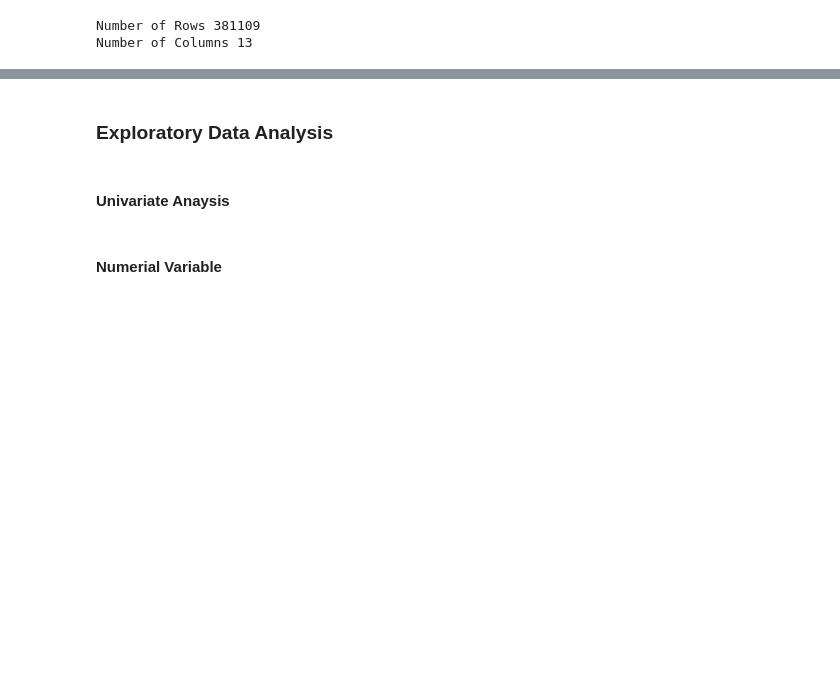
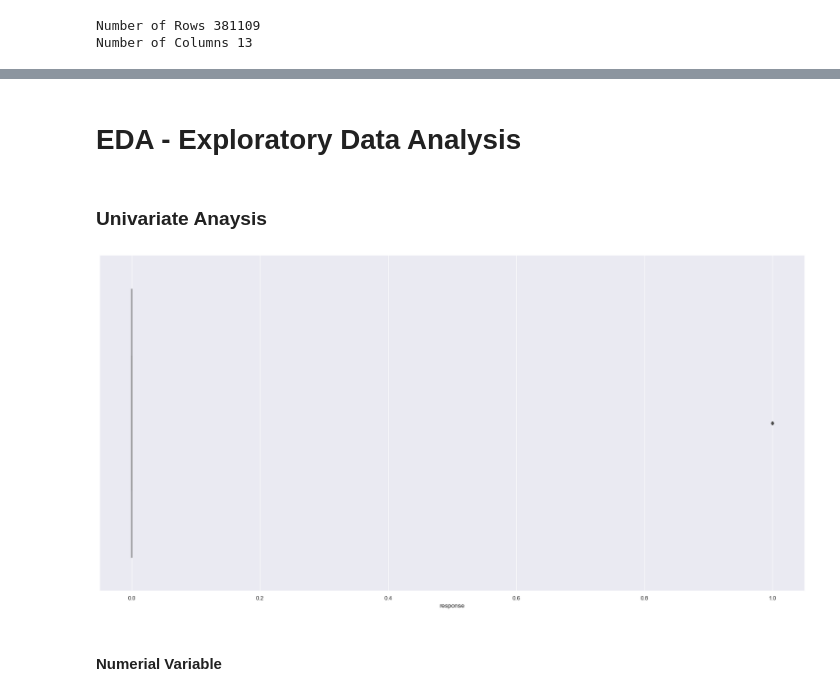
Before and after one commit to TalithaStella/Health_Insurence, a Jupyter notebook: PA004-HI.ipynb, the cells around one changed output, grey strips where cells are left out. Saved outputs shown, nothing was run; the diff lists cells and outputs as text; code cells hidden in the pictures; blank space fills up the shorter version.

```diff
--- a/PA004-HI.ipynb
+++ b/PA004-HI.ipynb
@@ -157,0 +242,3 @@ dtype: object
+# %%
+df2 = change_all(df1)
+df2test = change_all(df1test)
@@ -211,2 +299,0 @@ table_m
-# %%
-df2 = df1.copy()
@@ -224,6 +315,10 @@ df2 = df1.copy()
 # %% [markdown]
-### Exploratory Data Analysis
+# EDA - Exploratory Data Analysis
 # %% [markdown]
-#### Univariate Anaysis
+### Univariate Anaysis
+# %%
+sns.boxplot(x='response', data=df2);
+# %% [output]
+[figure, added]
 # %% [markdown]
 #### Numerial Variable
```
Also changed, not shown: parts of 62 cells of this notebook.
